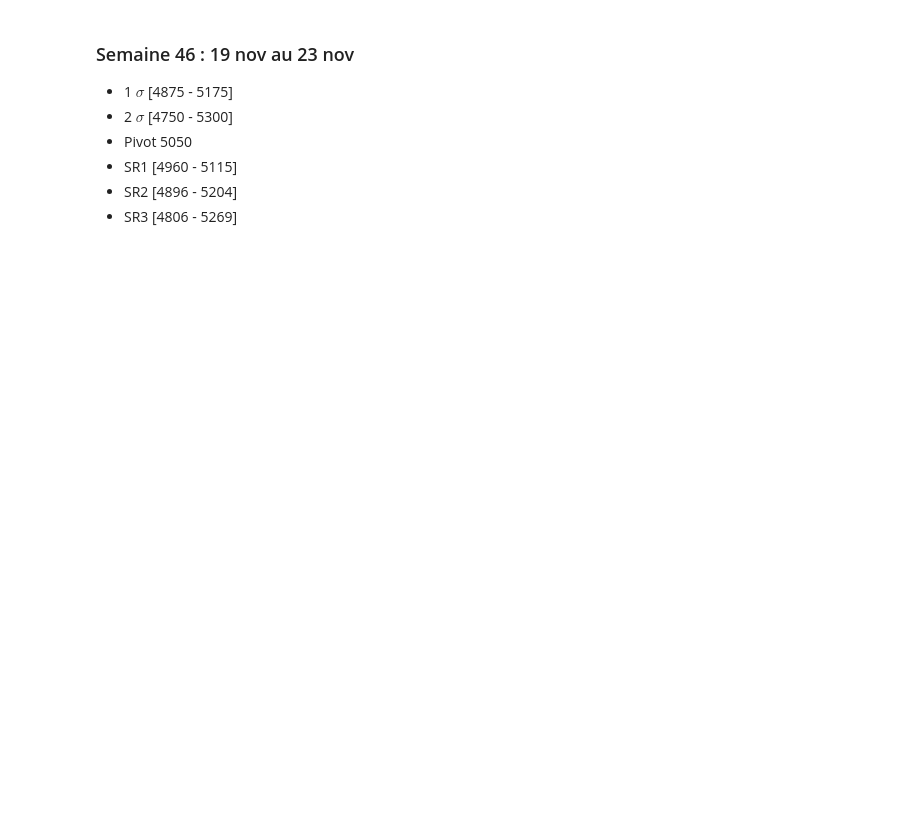
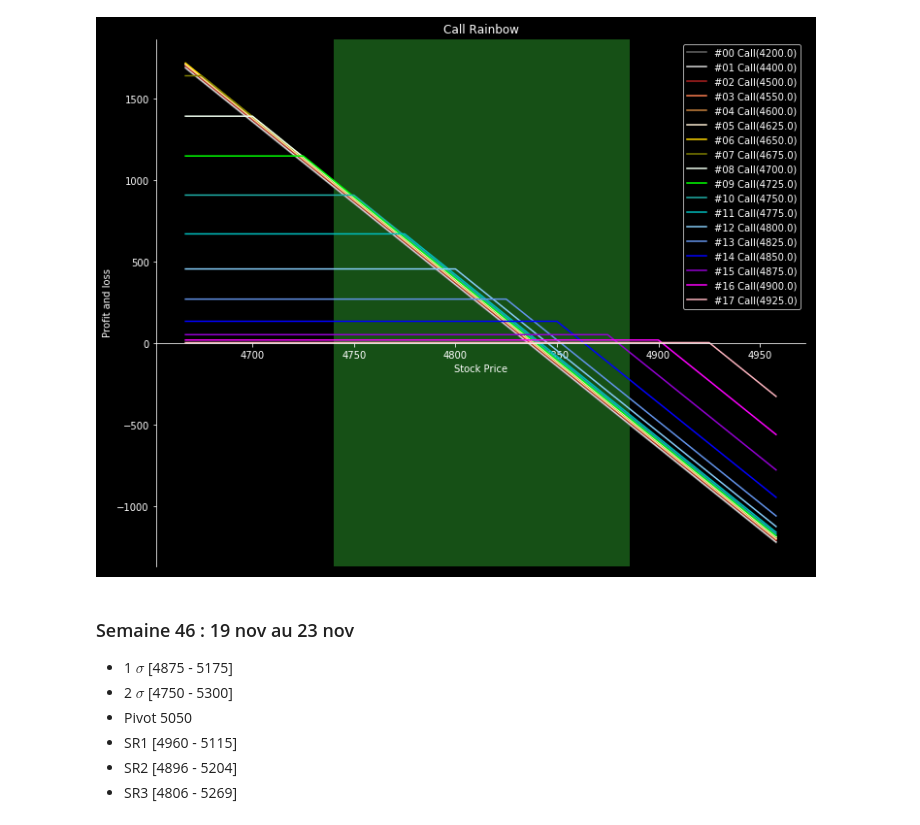
Before and after one commit to splanquart/spoption, a Jupyter notebook: boxspread_chooser.ipynb, the cells around one changed output. Cells and saved outputs as stored; diff of their text form; code cells hidden in the pictures; blank space fills up the shorter version.

```diff
--- a/boxspread_chooser.ipynb
+++ b/boxspread_chooser.ipynb
@@ -67,5 +62,7 @@ g.display_summary(bspread)
 # %%
-g.profit_rainbow(put.values(), 'short', title='Call Rainbow')
+g.profit_rainbow(call.values(), 'short', title='Call Rainbow')
+# %% [output]
+[figure, added]
 # %%
 from analyse import pivot_sr
 
```
Also changed, not shown: parts of 15 cells of this notebook, 4 other files.
